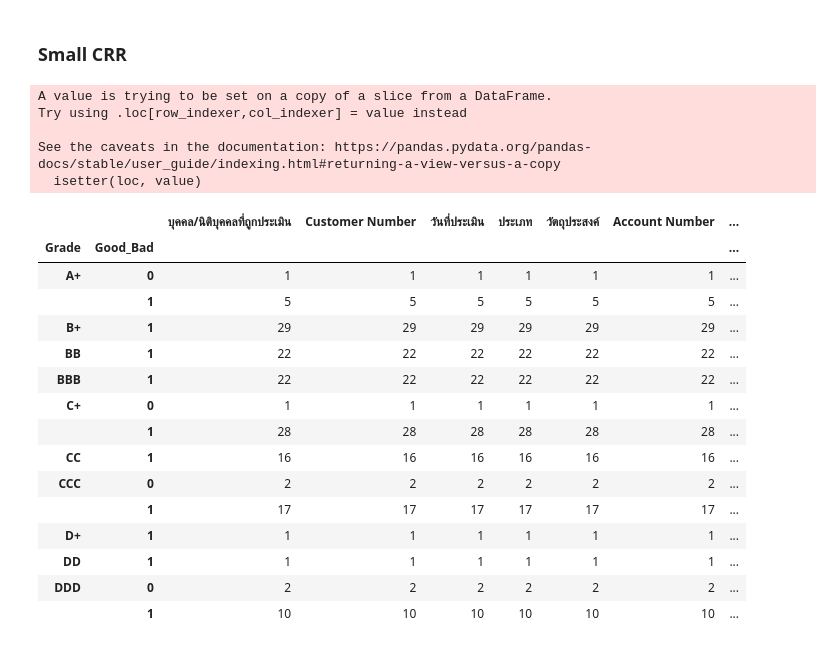
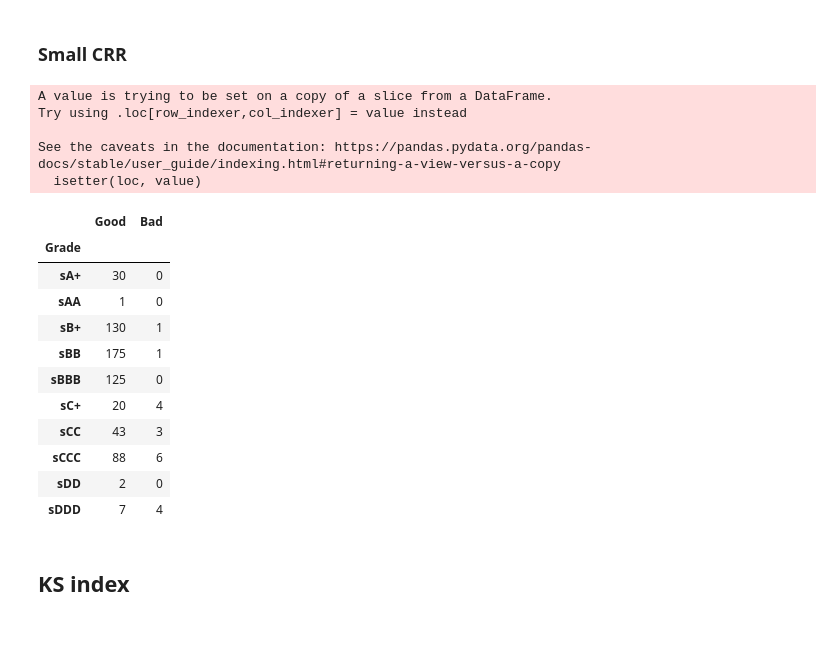
Before and after one commit to Taecpy/CRR-validate, a Jupyter notebook: CRR_validate.ipynb, the cells around one changed output. Drawn from its saved outputs; the diff is of its cells as text; code cells hidden in the pictures.

```diff
--- a/CRR_validate.ipynb
+++ b/CRR_validate.ipynb
@@ -147,29 +148,24 @@ df_CRR.groupby(['Grade','Good_Bad']).count()
 # %%
 df_sCRR = df[df['Grade'].str.contains('[s,S]')]
 df_sCRR.loc[df_sCRR['Grade']=='SBB','Grade'] = 'sBB'
 df_sCRR.loc[df_sCRR['Grade']=='sc+','Grade'] = 'sC+'
 df_sCRR = df_sCRR[~(df_sCRR['Grade']=='SS')]
-df_sCRR.groupby(['Grade']).count()
-df_CRR.groupby(['Grade','Good_Bad']).count()
+df_sCRR[['Grade','Good','Bad']].groupby(['Grade']).sum()
 # %% [output]
 A value is trying to be set on a copy of a slice from a DataFrame.
 Try using .loc[row_indexer,col_indexer] = value instead
 
 See the caveats in the documentation: https://pandas.pydata.org/pandas-docs/stable/user_guide/indexing.html#returning-a-view-versus-a-copy
   isetter(loc, value)
-|  |  | บุคคล/นิติบุคคลที่ถูกประเมิน | Customer Number | วันที่ประเมิน | ประเภท | วัตถุประสงค์ | Account Number | ... |
-| Grade | Good_Bad |  |  |  |  |  |  | ... |
-| A+ | 0 | 1 | 1 | 1 | 1 | 1 | 1 | ... |
-|  | 1 | 5 | 5 | 5 | 5 | 5 | 5 | ... |
-| B+ | 1 | 29 | 29 | 29 | 29 | 29 | 29 | ... |
-| BB | 1 | 22 | 22 | 22 | 22 | 22 | 22 | ... |
-| BBB | 1 | 22 | 22 | 22 | 22 | 22 | 22 | ... |
-| C+ | 0 | 1 | 1 | 1 | 1 | 1 | 1 | ... |
-|  | 1 | 28 | 28 | 28 | 28 | 28 | 28 | ... |
-| CC | 1 | 16 | 16 | 16 | 16 | 16 | 16 | ... |
-| CCC | 0 | 2 | 2 | 2 | 2 | 2 | 2 | ... |
-|  | 1 | 17 | 17 | 17 | 17 | 17 | 17 | ... |
-| D+ | 1 | 1 | 1 | 1 | 1 | 1 | 1 | ... |
-| DD | 1 | 1 | 1 | 1 | 1 | 1 | 1 | ... |
-| DDD | 0 | 2 | 2 | 2 | 2 | 2 | 2 | ... |
-|  | 1 | 10 | 10 | 10 | 10 | 10 | 10 | ... |
+|  | Good | Bad |
+| Grade |  |  |
+| sA+ | 30 | 0 |
+| sAA | 1 | 0 |
+| sB+ | 130 | 1 |
+| sBB | 175 | 1 |
+| sBBB | 125 | 0 |
+| sC+ | 20 | 4 |
+| sCC | 43 | 3 |
+| sCCC | 88 | 6 |
+| sDD | 2 | 0 |
+| sDDD | 7 | 4 |
@@ -175,0 +176,2 @@ See the caveats in the documentation: https://pandas.pydata.org/pandas-docs/stab
+# %% [markdown]
+## KS index
```
Also changed, not shown: parts of 13 cells of this notebook.
